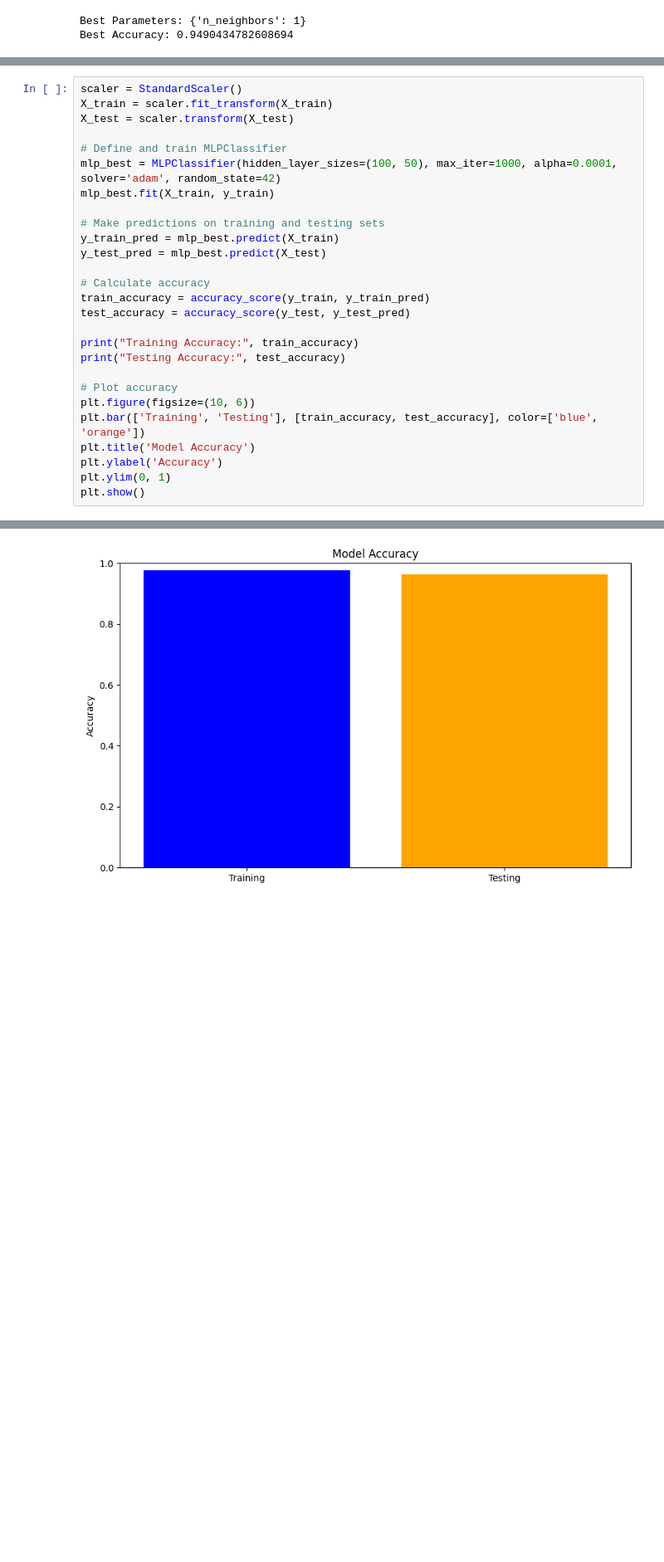
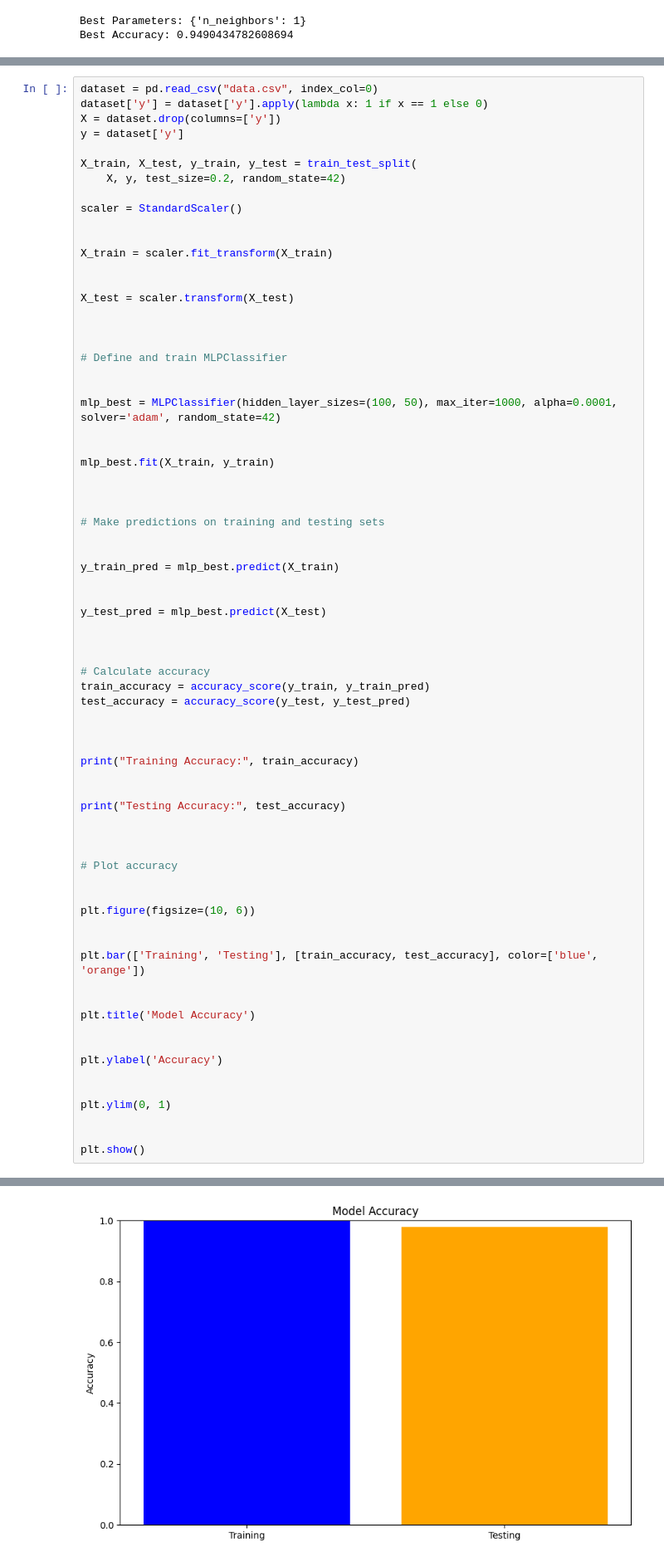
Before and after one commit to Ads2511/Eclipsy, a Jupyter notebook: ML.ipynb, the cells around one changed output, grey strips where cells are left out. Shown: that part at 83% size. Saved outputs shown, nothing was run; the diff lists cells and outputs as text; blank space fills up the shorter version.

```diff
--- a/ML.ipynb
+++ b/ML.ipynb
@@ -104,30 +104,74 @@ Training F1 Score: 0.9420740322124894
 Testing F1 Score: 0.9003359462486002
 [figure]
 # %%
+dataset = pd.read_csv("data.csv", index_col=0)
+dataset['y'] = dataset['y'].apply(lambda x: 1 if x == 1 else 0)
+X = dataset.drop(columns=['y'])
+y = dataset['y']
+
+X_train, X_test, y_train, y_test = train_test_split(
+    X, y, test_size=0.2, random_state=42)
+
 scaler = StandardScaler()
+
+
 X_train = scaler.fit_transform(X_train)
+
+
 X_test = scaler.transform(X_test)
 
+
+
 # Define and train MLPClassifier
+
+
 mlp_best = MLPClassifier(hidden_layer_sizes=(100, 50), max_iter=1000, alpha=0.0001, solver='adam', random_state=42)
+
+
 mlp_best.fit(X_train, y_train)
 
+
+
 # Make predictions on training and testing sets
+
+
 y_train_pred = mlp_best.predict(X_train)
+
+
 y_test_pred = mlp_best.predict(X_test)
+
+
 
 # Calculate accuracy
 train_accuracy = accuracy_score(y_train, y_train_pred)
 test_accuracy = accuracy_score(y_test, y_test_pred)
 
+
+
 print("Training Accuracy:", train_accuracy)
+
+
 print("Testing Accuracy:", test_accuracy)
 
+
+
 # Plot accuracy
+
+
 plt.figure(figsize=(10, 6))
+
+
 plt.bar(['Training', 'Testing'], [train_accuracy, test_accuracy], color=['blue', 'orange'])
+
+
 plt.title('Model Accuracy')
+
+
 plt.ylabel('Accuracy')
+
+
 plt.ylim(0, 1)
+
+
 plt.show()
 # %% [output]
@@ -136,4 +180,4 @@ Testing Accuracy: 0.9630434782608696
-[figure, old version]
+[figure, new version]
 # %%
 from sklearn.metrics import f1_score
 
```
Also changed, not shown: parts of 2 cells of this notebook.
